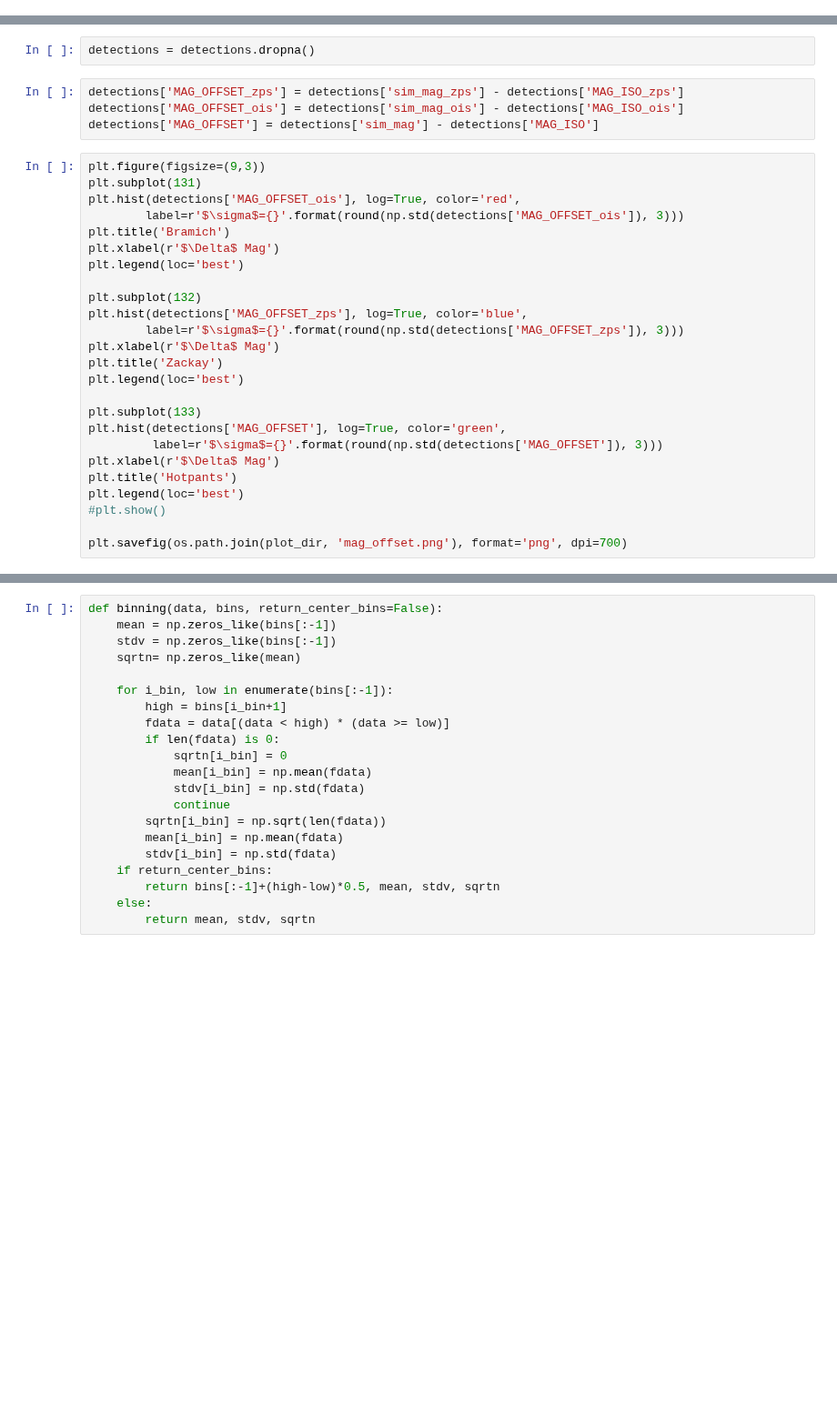
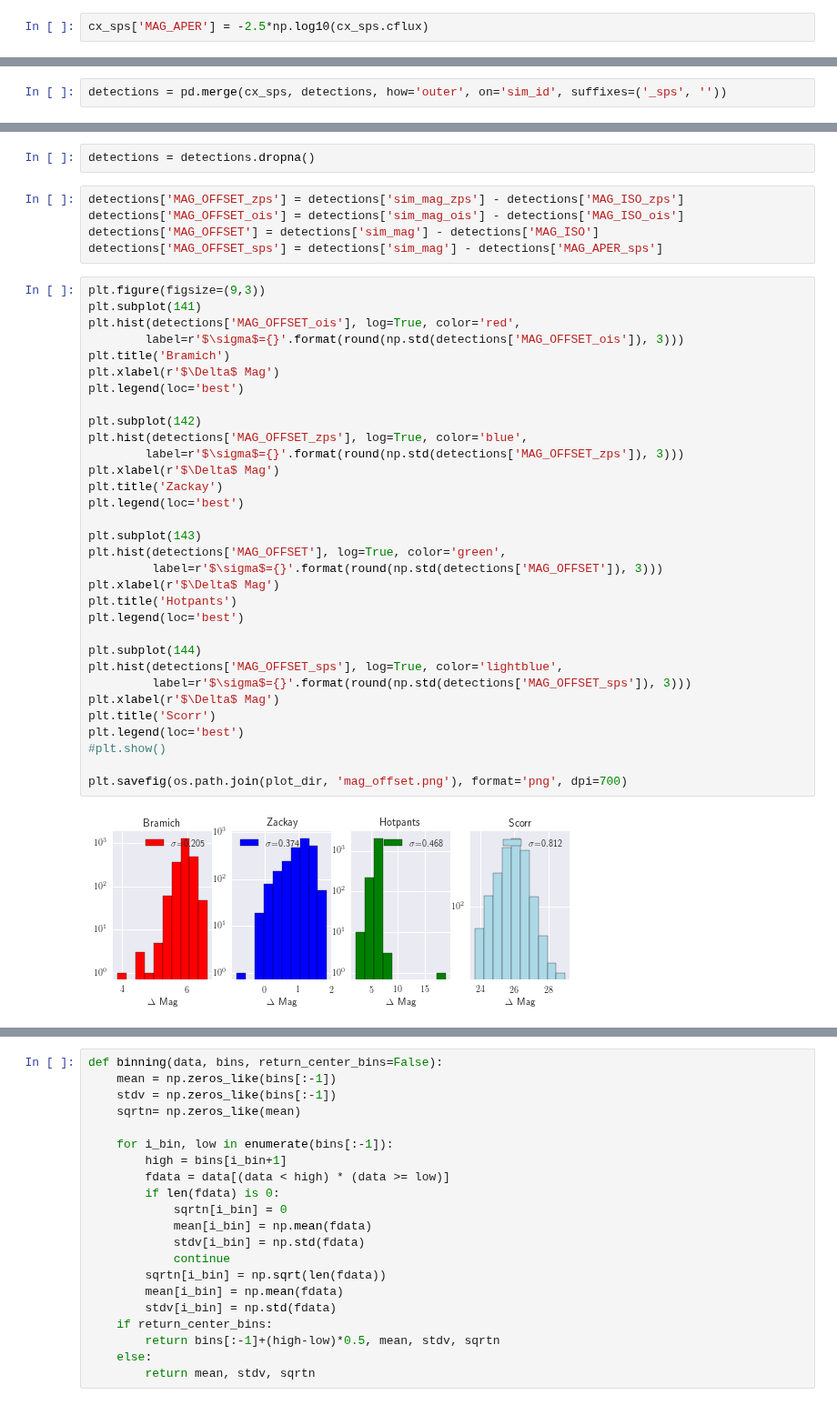
Before and after one commit to BrunoSanchez/RBMLearning, a Jupyter notebook: Plots-Threesome.ipynb, the cells around one changed output, grey strips where cells are left out. Shown at 91% size. Saved outputs shown, nothing was run; the diff lists cells and outputs as text; blank space fills up the shorter version.

Commit message:
previous to merge

```diff
--- a/Plots-Threesome.ipynb
+++ b/Plots-Threesome.ipynb
@@ -213,3 +248,5 @@ FROM Detected
     ON SDetected.id==SReals.detected_id
   INNER JOIN Simulated
     ON Simulated.id==SReals.simulated_id""", engine)
+# %%
+cx_sps['MAG_APER'] = -2.5*np.log10(cx_sps.cflux)
@@ -262,0 +314,2 @@ detections.columns
+# %%
+detections = pd.merge(cx_sps, detections, how='outer', on='sim_id', suffixes=('_sps', ''))
@@ -266,31 +328,41 @@ detections = detections.dropna()
 detections['MAG_OFFSET_zps'] = detections['sim_mag_zps'] - detections['MAG_ISO_zps']
 detections['MAG_OFFSET_ois'] = detections['sim_mag_ois'] - detections['MAG_ISO_ois']
 detections['MAG_OFFSET'] = detections['sim_mag'] - detections['MAG_ISO']
+detections['MAG_OFFSET_sps'] = detections['sim_mag'] - detections['MAG_APER_sps']
 # %%
 plt.figure(figsize=(9,3))
-plt.subplot(131)
+plt.subplot(141)
 plt.hist(detections['MAG_OFFSET_ois'], log=True, color='red',
         label=r'$\sigma$={}'.format(round(np.std(detections['MAG_OFFSET_ois']), 3)))
 plt.title('Bramich')
 plt.xlabel(r'$\Delta$ Mag')
 plt.legend(loc='best')
 
-plt.subplot(132)
+plt.subplot(142)
 plt.hist(detections['MAG_OFFSET_zps'], log=True, color='blue',
         label=r'$\sigma$={}'.format(round(np.std(detections['MAG_OFFSET_zps']), 3)))
 plt.xlabel(r'$\Delta$ Mag')
 plt.title('Zackay')
 plt.legend(loc='best')
 
-plt.subplot(133)
+plt.subplot(143)
 plt.hist(detections['MAG_OFFSET'], log=True, color='green',
          label=r'$\sigma$={}'.format(round(np.std(detections['MAG_OFFSET']), 3)))
 plt.xlabel(r'$\Delta$ Mag')
 plt.title('Hotpants')
 plt.legend(loc='best')
+
+plt.subplot(144)
+plt.hist(detections['MAG_OFFSET_sps'], log=True, color='lightblue',
+         label=r'$\sigma$={}'.format(round(np.std(detections['MAG_OFFSET_sps']), 3)))
+plt.xlabel(r'$\Delta$ Mag')
+plt.title('Scorr')
+plt.legend(loc='best')
 #plt.show()
 
 plt.savefig(os.path.join(plot_dir, 'mag_offset.png'), format='png', dpi=700)
+# %% [output]
+[figure, added]
 # %%
 plt.figure(figsize=(6, 4))
 plt.plot(detections['sim_mag_zps'], detections['MAG_ISO_zps'], 'b.', label='Zackay', alpha=0.5)
```
Also changed, not shown: parts of 23 cells of this notebook, 8 other files.
